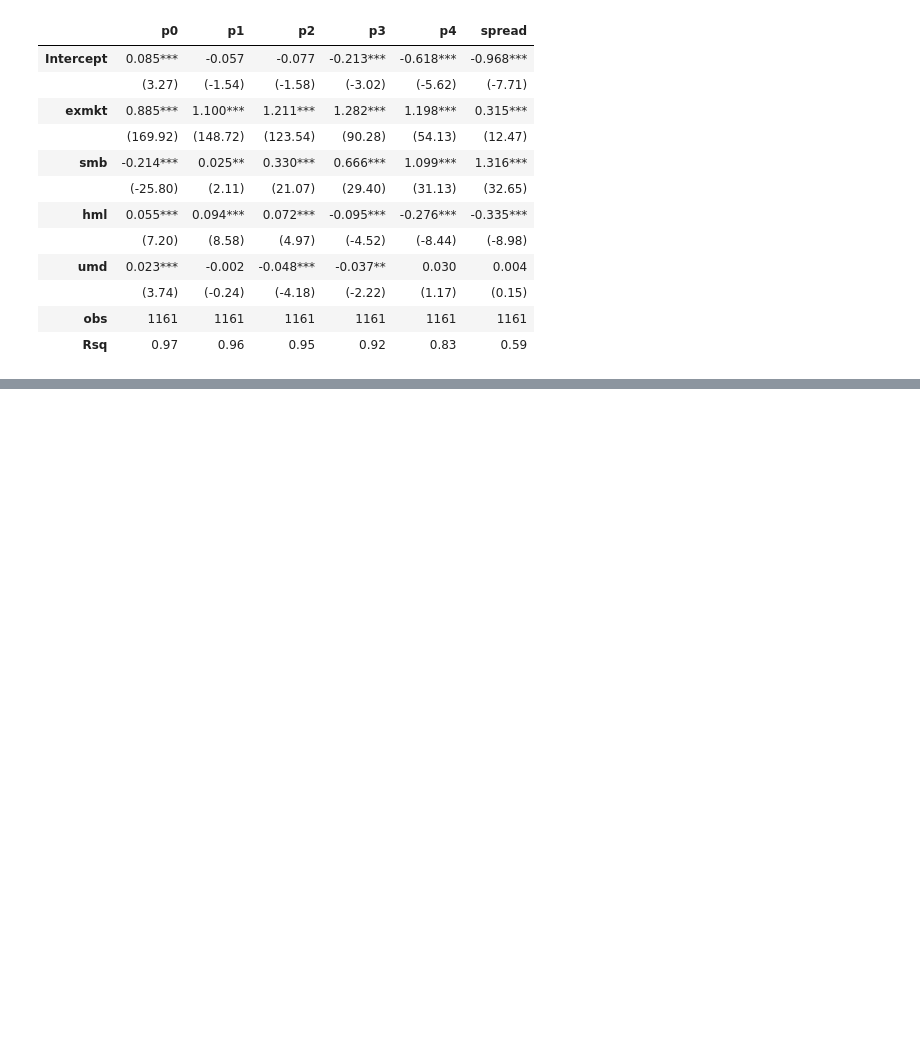
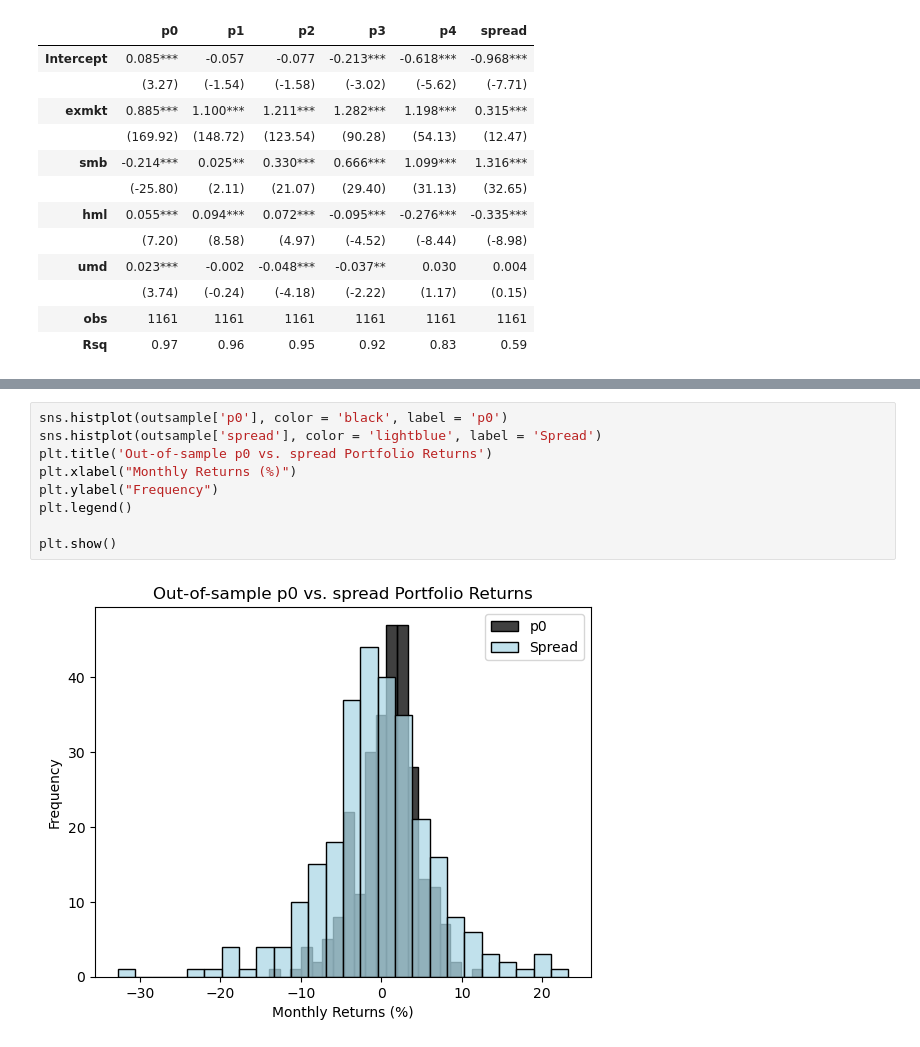
Before and after one commit to brandonwaits12/Idiosyncratic-Volatility, a Jupyter notebook: idio_vol_project-3.ipynb, the cells around one changed output, grey strips where cells are left out. Cells and saved outputs as stored; diff of their text form; blank space fills up the shorter version.

```diff
--- a/idio_vol_project-3.ipynb
+++ b/idio_vol_project-3.ipynb
@@ -262,0 +278,11 @@ Regtable(reg,sig='coeff').render()
+# %%
+sns.histplot(outsample['p0'], color = 'black', label = 'p0')
+sns.histplot(outsample['spread'], color = 'lightblue', label = 'Spread')
+plt.title('Out-of-sample p0 vs. spread Portfolio Returns')
+plt.xlabel("Monthly Returns (%)")
+plt.ylabel("Frequency")
+plt.legend()
+
+plt.show()
+# %% [output]
+[figure, added]
```
Also changed, not shown: parts of 5 cells of this notebook.
